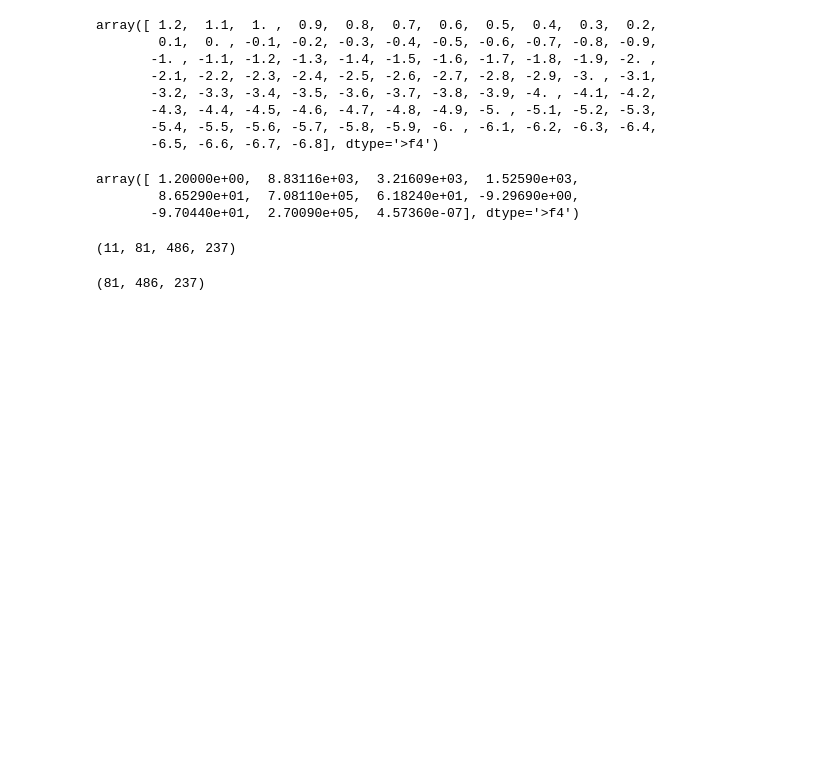
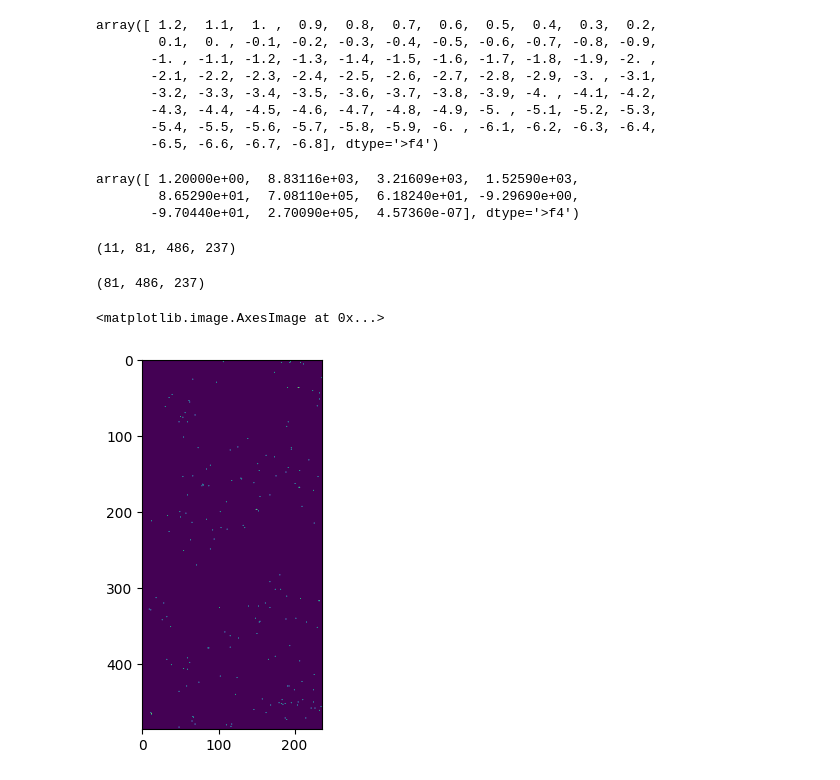
Before and after one commit to seanhess/notebooks, a Jupyter notebook: L2 Explore.ipynb, the cells around one changed output. Saved outputs shown, nothing was run; the diff lists cells and outputs as text; code cells hidden in the pictures; blank space fills up the shorter version.

```diff
--- a/L2 Explore.ipynb
+++ b/L2 Explore.ipynb
@@ -131,3 +138,9 @@ array([ 1.20000e+00,  8.83116e+03,  3.21609e+03,  1.52590e+03,
 hdul[0].data[0].shape
 # %% [output]
 (81, 486, 237)
+# %%
+opticalDepth = hdul[0].data[0]
+plt.imshow(opticalDepth[21,:,:])
+# %% [output]
+<matplotlib.image.AxesImage at 0x...>
+[figure, added]
```
Also changed, not shown: parts of 8 cells of this notebook, 16 other files.
